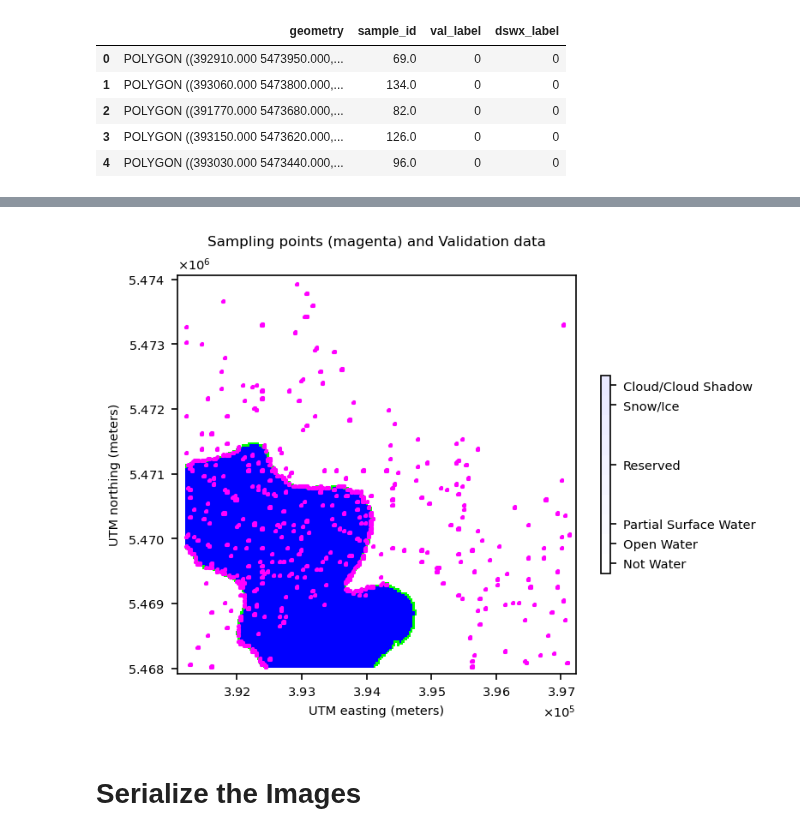
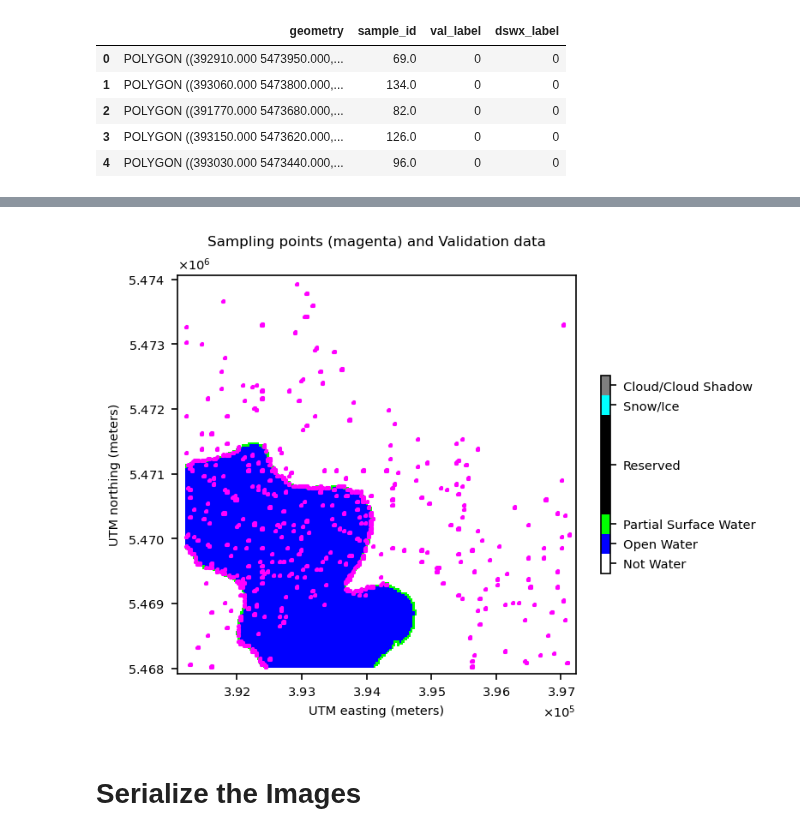
Before and after one commit to OPERA-Cal-Val/DSWx-HLS-Requirement-Verification, a Jupyter notebook: 0-Verify_Requirements.ipynb, the cells around one changed output, grey strips where cells are left out. Cells and saved outputs as stored; diff of their text form; code cells hidden in the pictures.

```diff
--- a/0-Verify_Requirements.ipynb
+++ b/0-Verify_Requirements.ipynb
@@ -578,23 +584,26 @@ plt.xticks(fontsize=fontSize);
 # %%
 fontSize=7
 fontSizeTitle=8
 fig, ax = plt.subplots(dpi=150,figsize=(5,5))
 cmap = ListedColormap([np.array(colormap[key]) / 255 for key in range(256)])
-show(X_val_r,cmap=cmap,transform=p_dswx_c['transform'],interpolation='none',ax=ax,vmin=0,vmax=255)
+out = show(X_val_r,cmap=cmap,transform=p_dswx_c['transform'],interpolation='none',ax=ax,vmin=0,vmax=255)
 df_samples.to_crs(p_dswx_c['crs']).boundary.plot(ax=ax, color='magenta',alpha=1)
 ax.set_title('Sampling points (magenta) and Validation data',fontsize=fontSizeTitle)
 ax.ticklabel_format(axis='both', style='scientific',scilimits=(0,0),useOffset=False,useMathText=True)
 plt.xlabel('UTM easting (meters)',fontsize=fontSize)
 plt.ylabel('UTM northing (meters)',fontsize=fontSize)
+
+im_dswx = out.get_images()[0]
+
 cbar=fig.colorbar(im_dswx,ax=ax,shrink=0.4,ticks=[0.5, 1.5, 2.5,5.5,8.5, 9.5])
 cbar.set_ticklabels(['Not Water', 'Open Water','Partial Surface Water','Reserved','Snow/Ice','Cloud/Cloud Shadow'],fontsize=fontSize)
 cbar.ax.set_ylim(0,10);
 ax.yaxis.get_offset_text().set_fontsize(fontSize)
 ax.xaxis.get_offset_text().set_fontsize(fontSize)
 plt.yticks(fontsize=fontSize)
 plt.xticks(fontsize=fontSize);
 # %% [output]
-[figure, old version]
+[figure, new version]
 # %% [markdown]
 # Serialize the Images
 # %%
```
Also changed, not shown: parts of 4 cells of this notebook.
